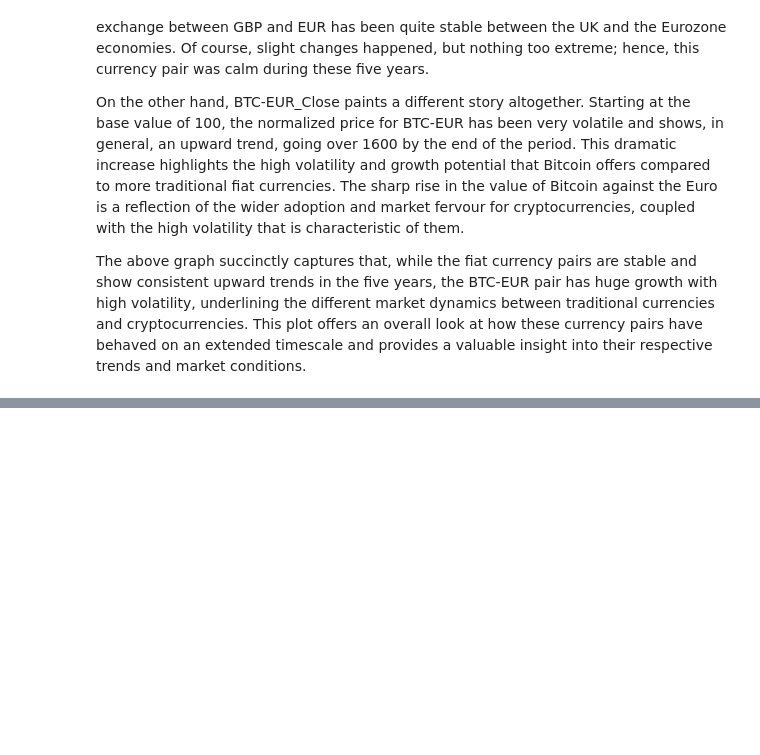
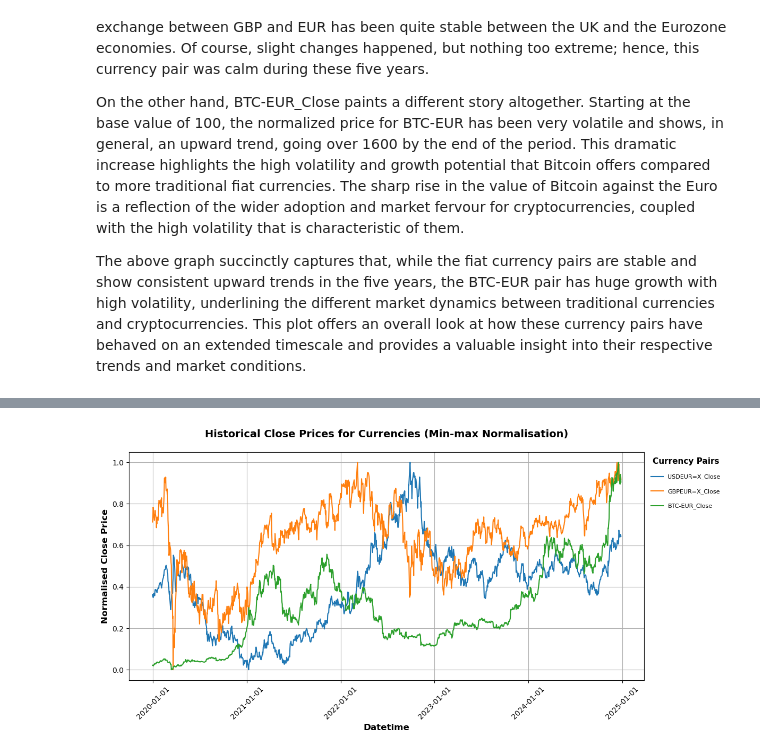
Before and after one commit to TomUszyn/PFDA-project, a Jupyter notebook: analysingCurrencyTrends.ipynb, the cells around one changed output, grey strips where cells are left out. Saved outputs shown, nothing was run; the diff lists cells and outputs as text; code cells hidden in the pictures; blank space fills up the shorter version.

```diff
--- a/analysingCurrencyTrends.ipynb
+++ b/analysingCurrencyTrends.ipynb
@@ -582,0 +615,4 @@ The above graph succinctly captures that, while the fiat currency pairs are stab
+# %%
+plotClosePrices(normalisedMinMax5y, title='Historical Close Prices for Currencies (Min-max Normalisation)')
+# %% [output]
+[figure, added]
```
Also changed, not shown: parts of 8 cells of this notebook, 1 other file.
